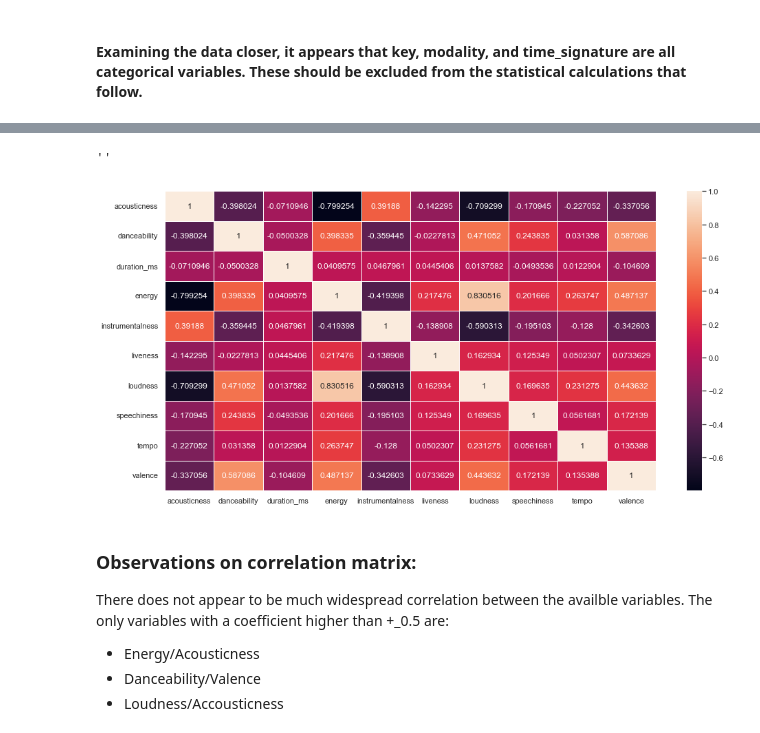
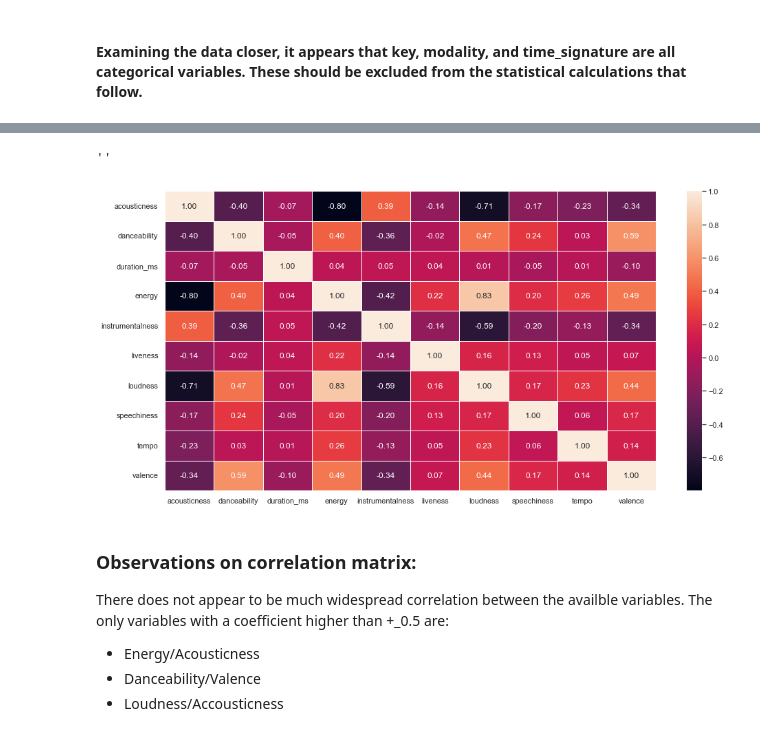
Before and after one commit to topgreg/Music-Popularity-Capstone-Repo, a Jupyter notebook: Notebooks/Main - Music Popularity Capstone - EDA.ipynb, the cells around one changed output, grey strips where cells are left out. Cells and saved outputs as stored; diff of their text form; code cells hidden in the pictures.

```diff
--- a/Notebooks/Main - Music Popularity Capstone - EDA.ipynb
+++ b/Notebooks/Main - Music Popularity Capstone - EDA.ipynb
@@ -490,11 +490,12 @@ df_af.head()
 # %%
 sns.set(font_scale=1)
 f, ax = plt.subplots(figsize=(16, 8))
-sns.heatmap(df_af.corr(), annot=True, linewidths=.5, ax=ax, fmt='n')
+sns.heatmap(df_af.corr(), annot=True, linewidths=.5, ax=ax, fmt='.2f')
+#sns.heatmap(df_af.corr(), annot=True, linewidths=.5, ax=ax, fmt='n')
 ;
 # %% [output]
 ''
-[figure, old version]
+[figure, new version]
 # %% [markdown]
 ### Observations on correlation matrix:
 There does not appear to be much widespread correlation between the availble variables.  The only variables with a coefficient higher than +_0.5 are:
```
Also changed, not shown: 1 other file.
